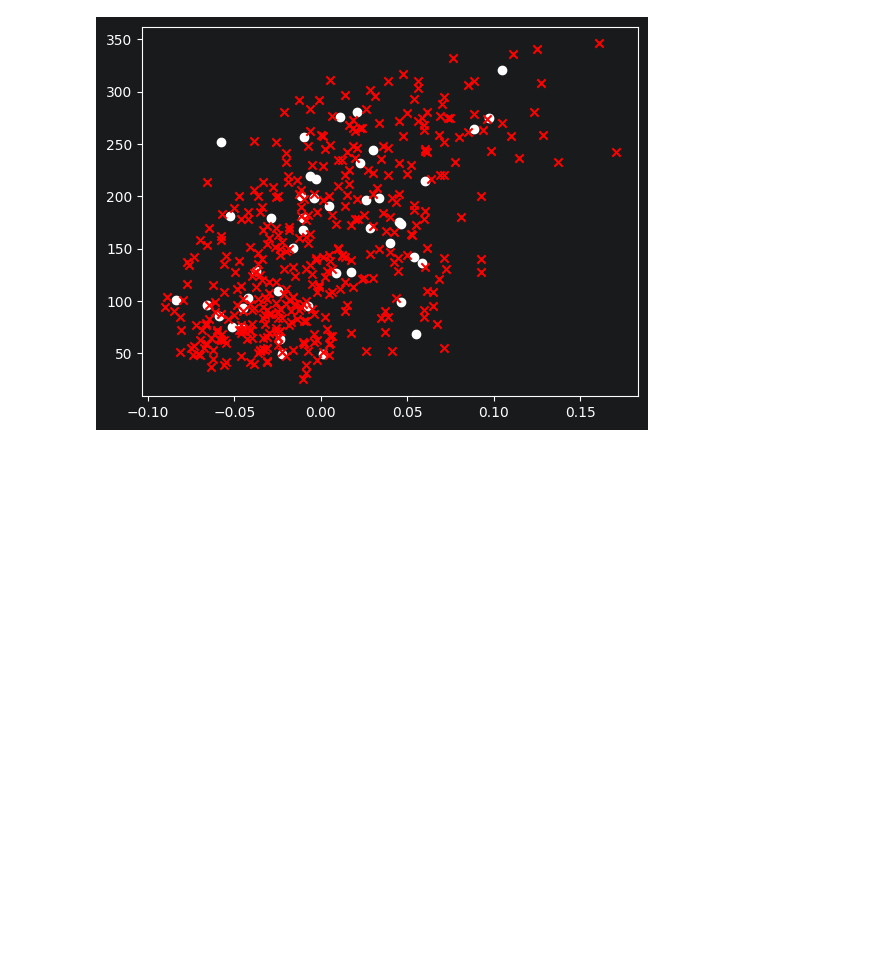
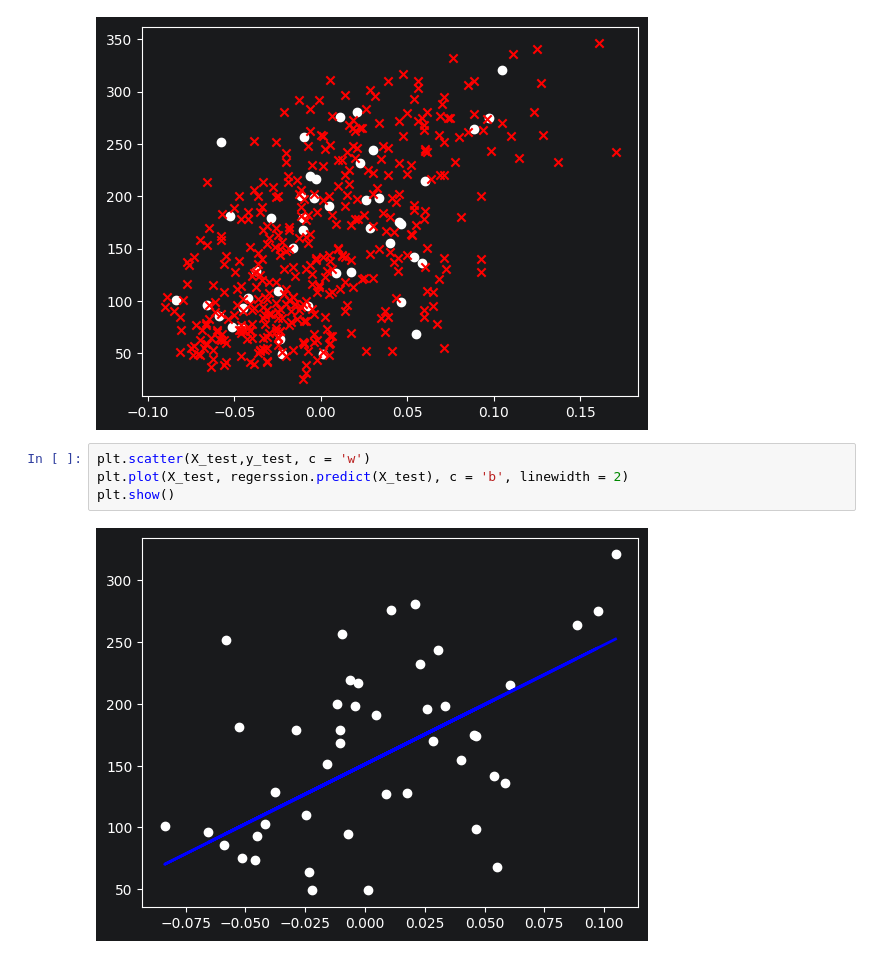
Before and after one commit to Gwiin/study, a Jupyter notebook: ML/ml/ex_03.ipynb, the cells around one changed output. Drawn from its saved outputs; the diff is of its cells as text; blank space fills up the shorter version.

```diff
--- a/ML/ml/ex_03.ipynb
+++ b/ML/ml/ex_03.ipynb
@@ -177,3 +177,9 @@ plt.scatter(X_train, y_train, c = 'r', marker = 'x')
 plt.show()
 # %% [output]
 [figure]
+# %%
+plt.scatter(X_test,y_test, c = 'w')
+plt.plot(X_test, regerssion.predict(X_test), c = 'b', linewidth = 2)
+plt.show()
+# %% [output]
+[figure, added]
```
Also changed, not shown: 6 other files.
